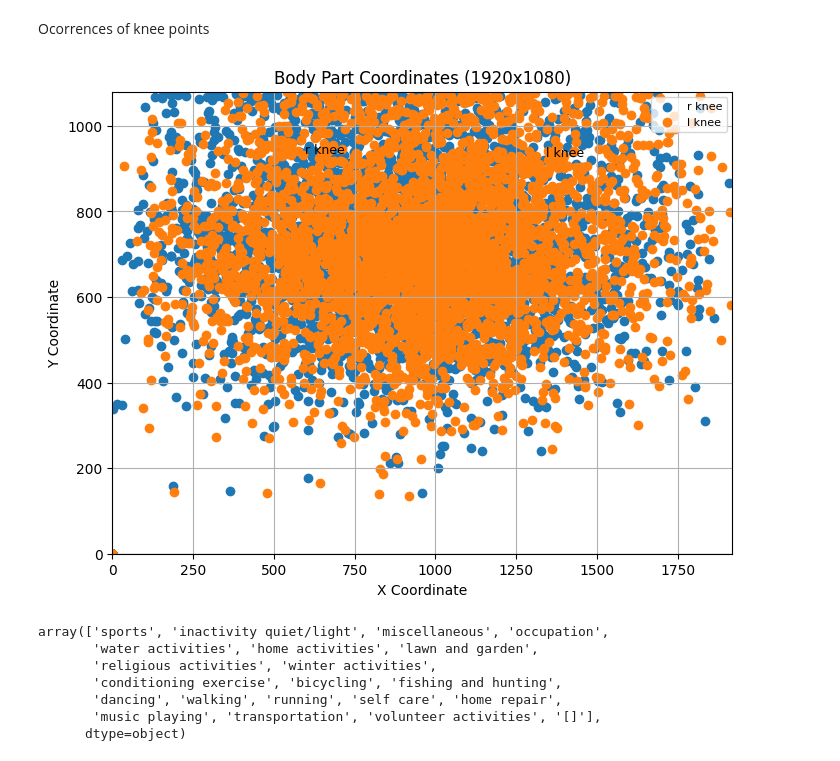
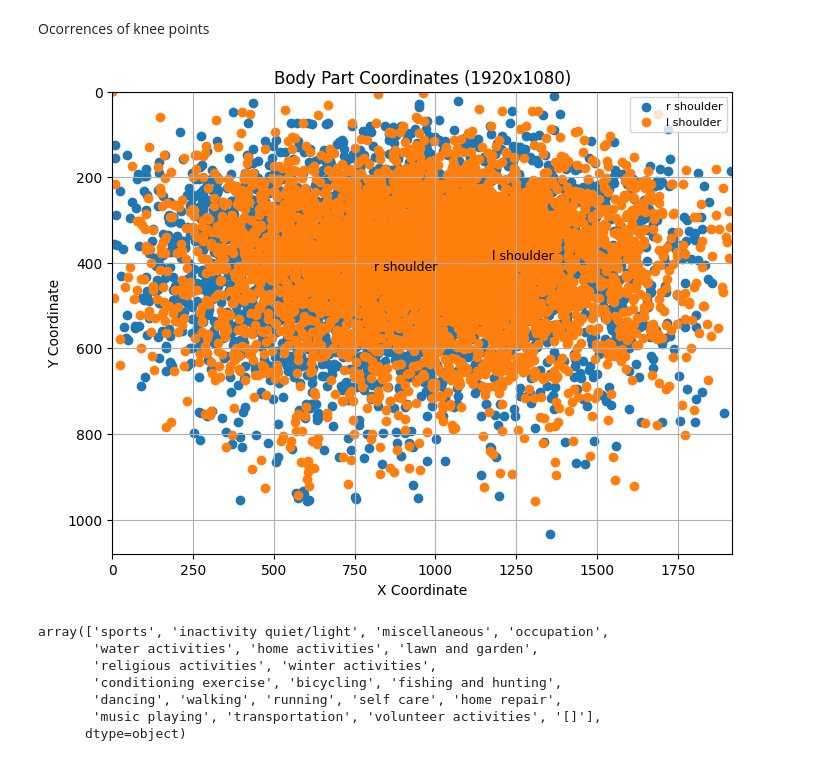
Before and after one commit to bernaprioste1704/LimbsID-Samsung-Final-Project, a Jupyter notebook: EDA/EDAmpii.ipynb, the cells around one changed output. Saved outputs shown, nothing was run; the diff lists cells and outputs as text; code cells hidden in the pictures.

```diff
--- a/EDA/EDAmpii.ipynb
+++ b/EDA/EDAmpii.ipynb
@@ -326,5 +342,6 @@ plt.show()
 # %%
 subset = df[(df["Width"] == 1920) & (df["Height"] == 1080)]
+# subset = df[0]
 
 def plot_body_part(body_part):
 	x_coords = [col for col in subset.columns if col.endswith(body_part + '_X')]
@@ -340,7 +357,7 @@ def plot_body_part(body_part):
 
 	# Set axis limits to match 1920x1080 resolution
 	plt.xlim(0, 1920)
-	plt.ylim(0, 1080)
+	plt.ylim(1080, 0)
 
 	# Add plot details
 	plt.title("Body Part Coordinates (1920x1080)")
@@ -362,9 +379,9 @@ plot_body_part('wrist')
 # %% [markdown]
 Ocorrences of knee points
 # %%
-plot_body_part('knee')
+plot_body_part('shoulder')
 # %% [output]
-[figure, old version]
+[figure, new version]
 # %%
 df["Category"].unique()
 # %% [output]
```
Also changed, not shown: parts of 7 cells of this notebook.
